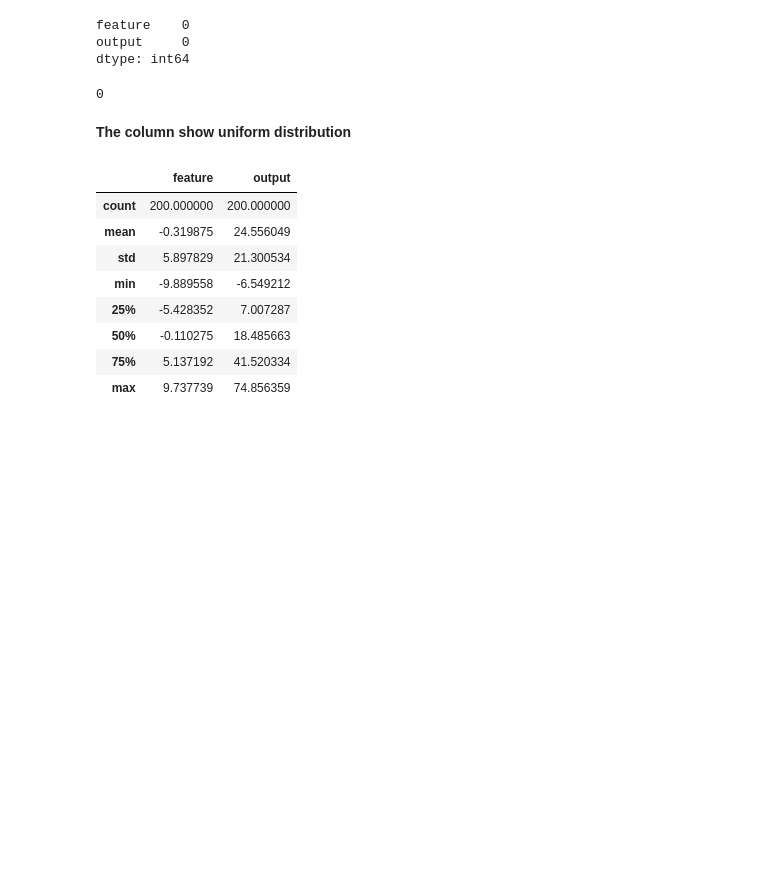
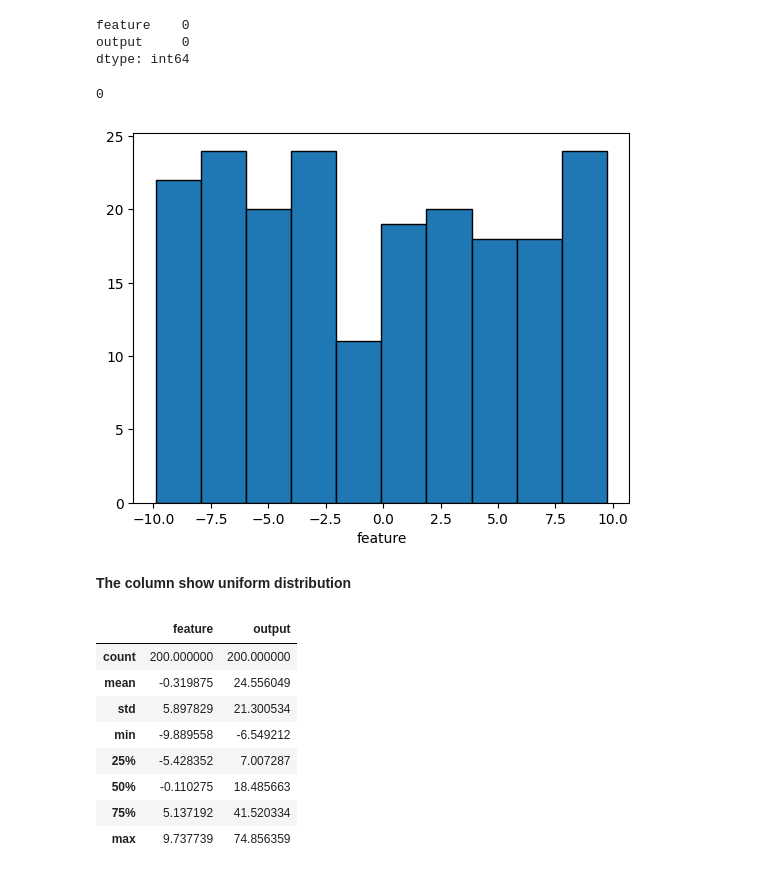
Before and after one commit to am-pythoncoder700/Machine-Learning-Algorithms, a Jupyter notebook: Poly_Linear_Reg.ipynb, the cells around one changed output. Cells and saved outputs as stored; diff of their text form; code cells hidden in the pictures; blank space fills up the shorter version.

```diff
--- a/Poly_Linear_Reg.ipynb
+++ b/Poly_Linear_Reg.ipynb
@@ -48,3 +50,9 @@ fig.show()
+# %%
+plt.hist(df['feature'], edgecolor = "black")
+plt.xlabel('feature')
+plt.show()
+# %% [output]
+[figure, added]
 # %% [markdown]
 **The column show uniform distribution**
 # %%
```
Also changed, not shown: parts of 22 cells of this notebook.
